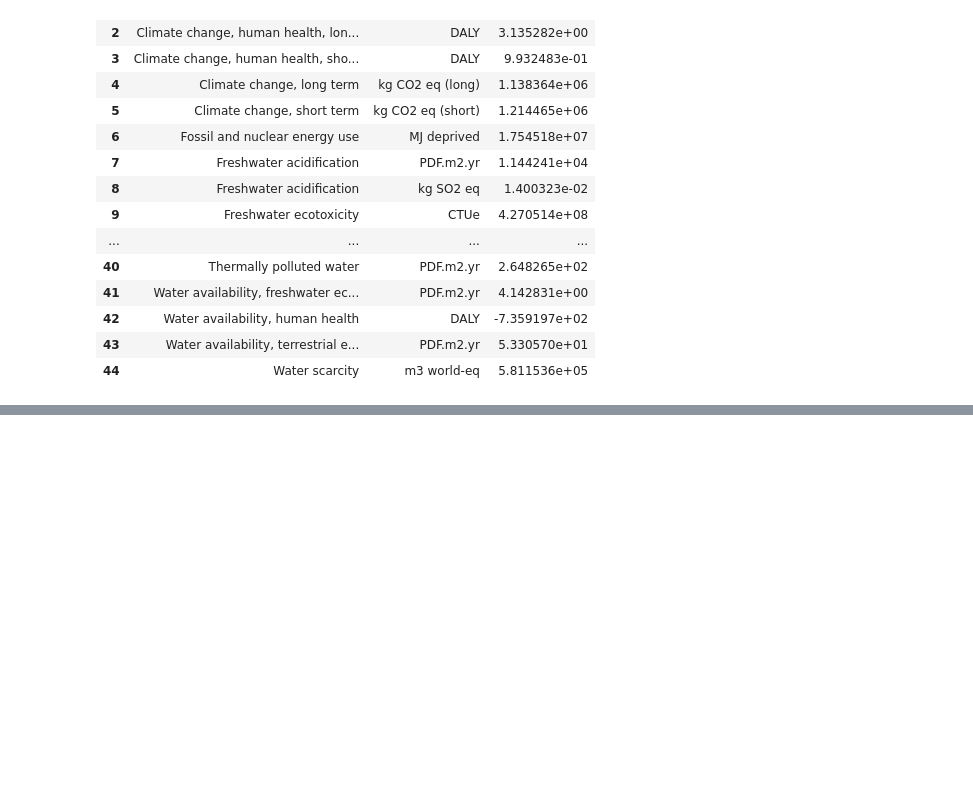
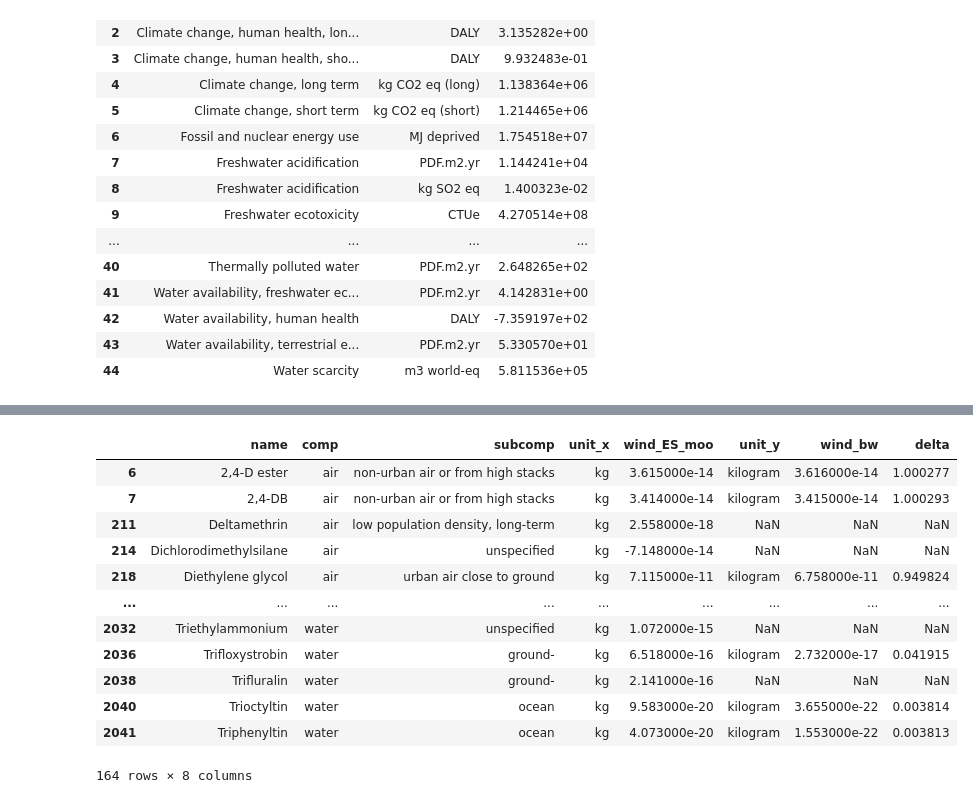
Before and after one commit to matthieu-str/ES_MOO_validation, a Jupyter notebook: test_basics.ipynb, the cells around one changed output, grey strips where cells are left out. Cells and saved outputs as stored; diff of their text form; code cells hidden in the pictures; blank space fills up the shorter version.

```diff
--- a/test_basics.ipynb
+++ b/test_basics.ipynb
@@ -173,0 +320,16 @@ plot_comparison(wind_impacts_midpoints, save=False)
+# %%
+display(Em_wind_full_differences)
+# %% [output]
+|  | name | comp | subcomp | unit_x | wind_ES_moo | unit_y | wind_bw | delta |
+| 6 | 2,4-D ester | air | non-urban air or from high stacks | kg | 3.615000e-14 | kilogram | 3.616000e-14 | 1.000277 |
+| 7 | 2,4-DB | air | non-urban air or from high stacks | kg | 3.414000e-14 | kilogram | 3.415000e-14 | 1.000293 |
+| 211 | Deltamethrin | air | low population density, long-term | kg | 2.558000e-18 | NaN | NaN | NaN |
+| 214 | Dichlorodimethylsilane | air | unspecified | kg | -7.148000e-14 | NaN | NaN | NaN |
+| 218 | Diethylene glycol | air | urban air close to ground | kg | 7.115000e-11 | kilogram | 6.758000e-11 | 0.949824 |
+| ... | ... | ... | ... | ... | ... | ... | ... | ... |
+| 2032 | Triethylammonium | water | unspecified | kg | 1.072000e-15 | NaN | NaN | NaN |
+| 2036 | Trifloxystrobin | water | ground- | kg | 6.518000e-16 | kilogram | 2.732000e-17 | 0.041915 |
+| 2038 | Trifluralin | water | ground- | kg | 2.141000e-16 | NaN | NaN | NaN |
+| 2040 | Trioctyltin | water | ocean | kg | 9.583000e-20 | kilogram | 3.655000e-22 | 0.003814 |
+| 2041 | Triphenyltin | water | ocean | kg | 4.073000e-20 | kilogram | 1.553000e-22 | 0.003813 |
+164 rows × 8 columns
```
Also changed, not shown: parts of 35 cells of this notebook.
